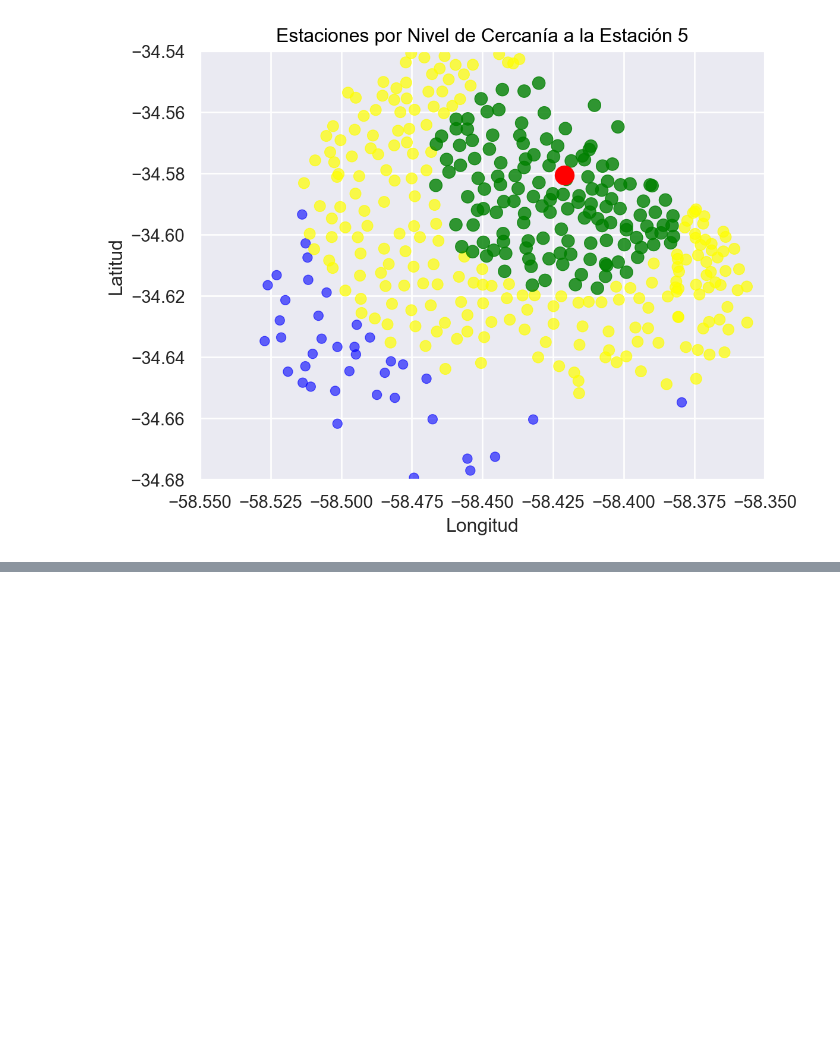
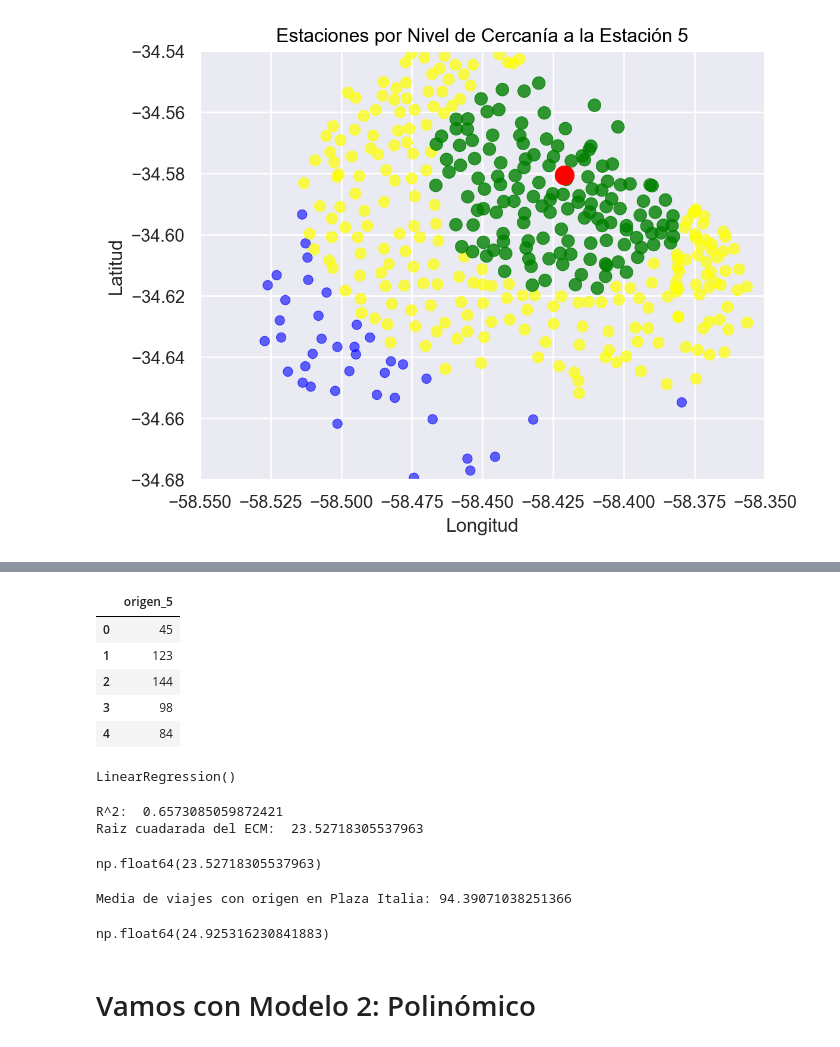
Before and after one commit to leonelifernandez12/labo_datos, a Jupyter notebook: tp1.ipynb, the cells around one changed output, grey strips where cells are left out. Drawn from its saved outputs; the diff is of its cells as text; code cells hidden in the pictures; blank space fills up the shorter version.

```diff
--- a/tp1.ipynb
+++ b/tp1.ipynb
@@ -1501,0 +1580,41 @@ display(top_3_cercanas[['station_id', 'lat', 'lon', 'puntaje_cercania_est5', 'et
+# %%
+y.head()
+# %% [output]
+|  | origen_5 |
+| 0 | 45 |
+| 1 | 123 |
+| 2 | 144 |
+| 3 | 98 |
+| 4 | 84 |
+# %%
+modelo = linear_model.LinearRegression()
+modelo.fit(X, y)
+# %% [output]
+LinearRegression()
+# %%
+y_pred = modelo.predict(X)
+# Calculando el R^2
+r2 = r2_score(y, y_pred)
+print('R^2: ', r2)
+
+# Calculando el ECM
+ecm = mean_squared_error(y, y_pred)
+print('Raiz cuadarada del ECM: ', np.sqrt(ecm))
+raiz_ecm = np.sqrt(ecm)
+# %% [output]
+R^2:  0.6573085059872421
+Raiz cuadarada del ECM:  23.52718305537963
+np.float64(23.52718305537963)
+# %%
+media_origen_5 = viajes_por_dia["origen_5"].mean()
+print(f"Media de viajes con origen en Plaza Italia: {media_origen_5}")
+# %% [output]
+Media de viajes con origen en Plaza Italia: 94.39071038251366
+# %%
+error_relativo = (raiz_ecm/media_origen_5)*100
+
+error_relativo
+# %% [output]
+np.float64(24.925316230841883)
+# %% [markdown]
+# Vamos con Modelo 2: Polinómico
```
Also changed, not shown: parts of 53 cells of this notebook, 1 other file.
